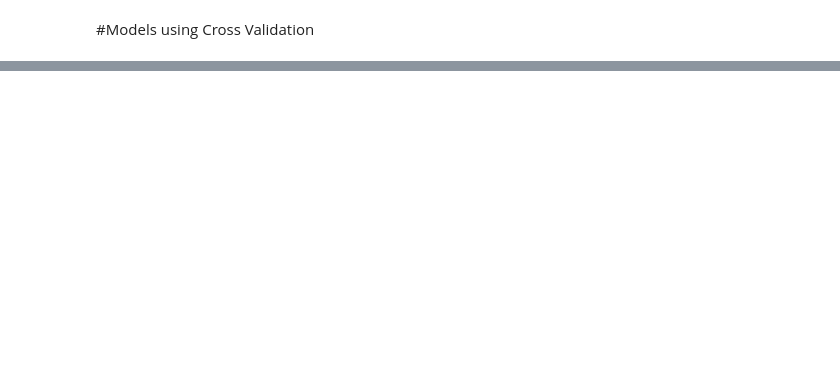
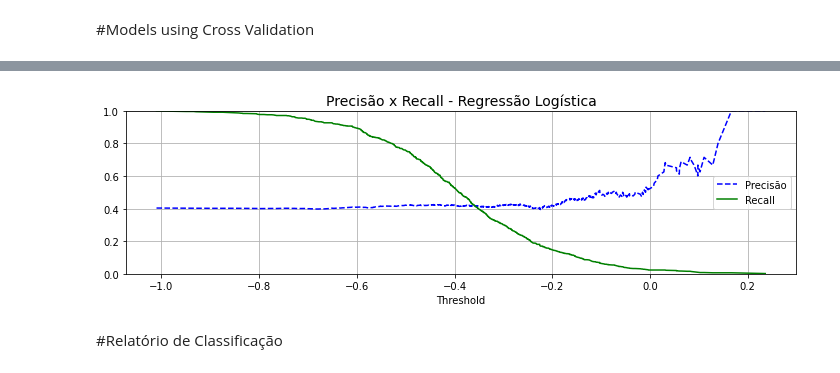
Before and after one commit to fsluizvictor/machine-learning-project, a Jupyter notebook: water_quality_project.ipynb, the cells around one changed output, grey strips where cells are left out. Drawn from its saved outputs; the diff is of its cells as text; code cells hidden in the pictures; blank space fills up the shorter version.

```diff
--- a/water_quality_project.ipynb
+++ b/water_quality_project.ipynb
@@ -221,0 +219,29 @@ Accuracy range - Model K-Neighbors Classifier: [58.28% ~ 71.08%]
+# %%
+from sklearn.model_selection import cross_val_predict
+from sklearn.metrics import precision_recall_curve
+
+np.random.seed(SEED)
+
+cv = StratifiedKFold(n_splits = 5, shuffle = True)
+
+model = LogisticRegression(solver='liblinear')
+
+y_scores = cross_val_predict(model, X_train, y_train, cv = cv, method = 'decision_function')
+
+precisions, recalls, thresholds = precision_recall_curve(y_train, y_scores)
+
+fig, ax = plt.subplots(figsize = (12,3))
+
+plt.plot(thresholds, precisions[:-1], 'b--', label = 'Precisão')
+plt.plot(thresholds, recalls[:-1], 'g-', label = 'Recall')
+plt.xlabel('Threshold')
+plt.legend(loc = 'center right')
+plt.grid()
+plt.ylim([0,1])
+plt.title('Precisão x Recall - Regressão Logística', fontsize = 14)
+
+plt.show()
+# %% [output]
+[figure, added]
+# %% [markdown]
+#Relatório de Classificação
```
Also changed, not shown: parts of 20 cells of this notebook.
